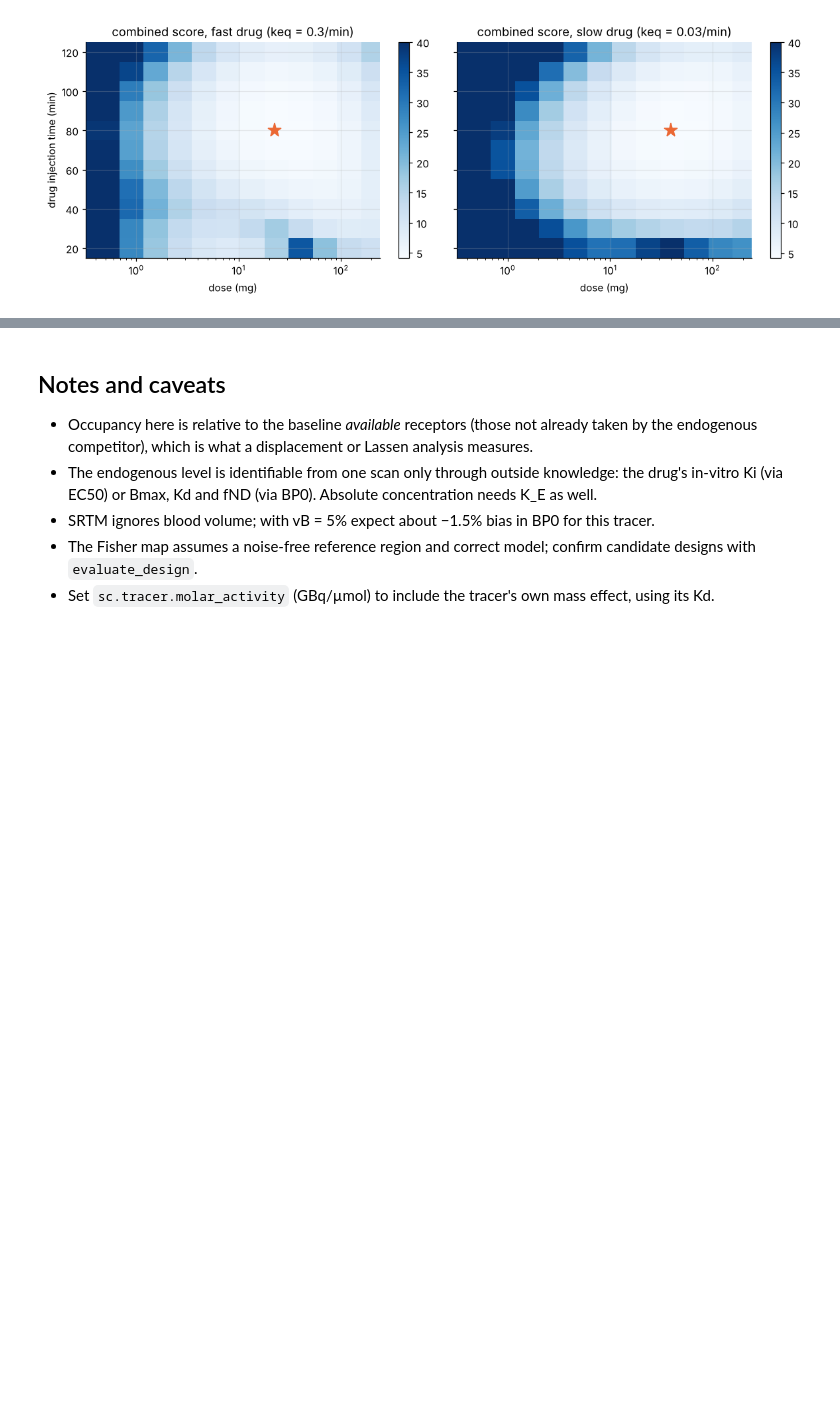
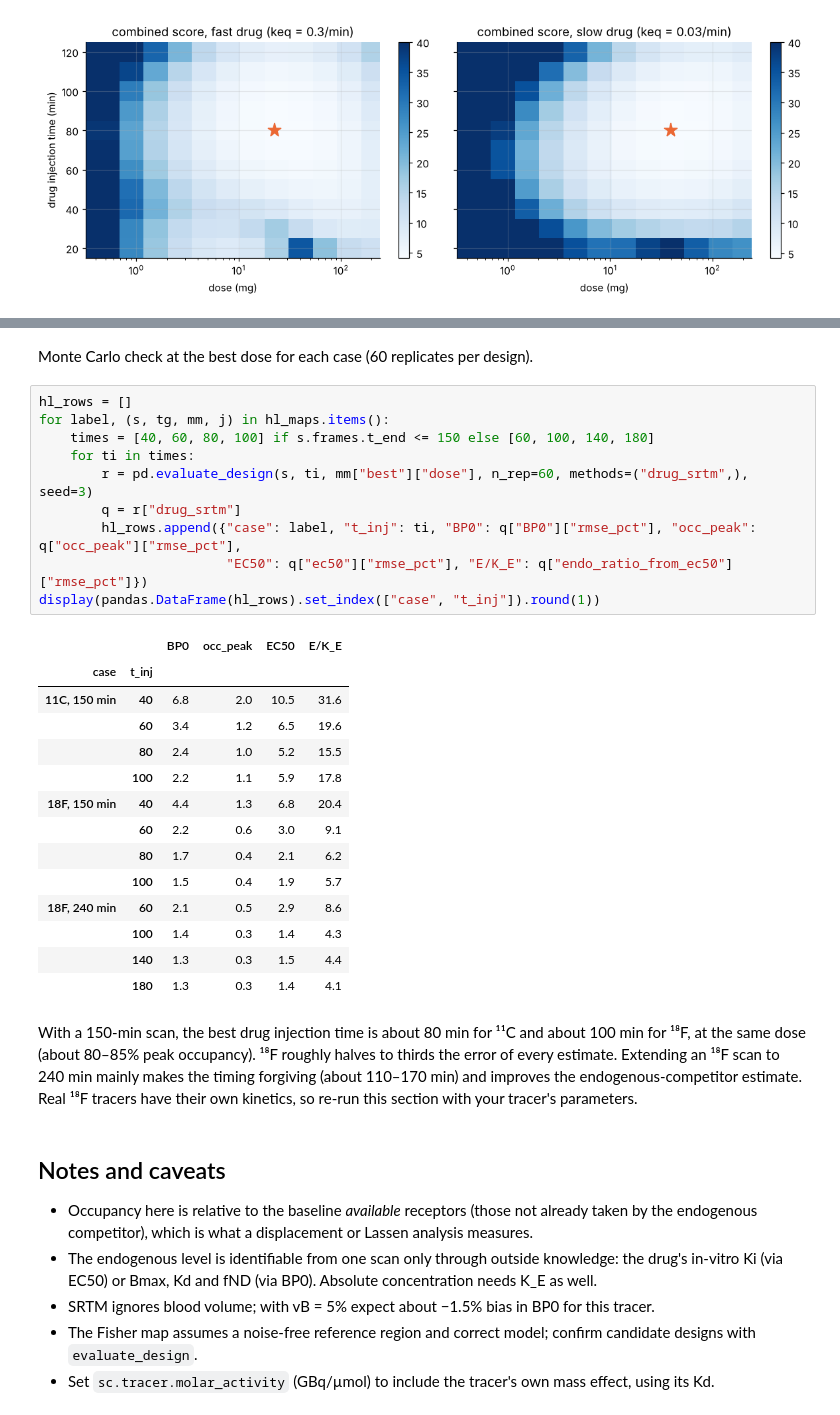
Before and after one commit to Hogzilla-cpu/PET-Displacement-Code, a Jupyter notebook: notebooks/displacement_design_example.ipynb, the cells around one changed output, grey strips where cells are left out. Cells and saved outputs as stored; diff of their text form; blank space fills up the shorter version.

```diff
--- a/notebooks/displacement_design_example.ipynb
+++ b/notebooks/displacement_design_example.ipynb
@@ -257,3 +289,35 @@ slow drug best: {'t_inj': 80.0, 'dose': 39.02808756829234, 'occ_peak': 0.7985150
+# %% [markdown]
+Monte Carlo check at the best dose for each case (60 replicates per design).
+# %%
+hl_rows = []
+for label, (s, tg, mm, j) in hl_maps.items():
+    times = [40, 60, 80, 100] if s.frames.t_end <= 150 else [60, 100, 140, 180]
+    for ti in times:
+        r = pd.evaluate_design(s, ti, mm["best"]["dose"], n_rep=60, methods=("drug_srtm",), seed=3)
+        q = r["drug_srtm"]
+        hl_rows.append({"case": label, "t_inj": ti, "BP0": q["BP0"]["rmse_pct"], "occ_peak": q["occ_peak"]["rmse_pct"],
+                        "EC50": q["ec50"]["rmse_pct"], "E/K_E": q["endo_ratio_from_ec50"]["rmse_pct"]})
+display(pandas.DataFrame(hl_rows).set_index(["case", "t_inj"]).round(1))
+# %% [output]
+|  |  | BP0 | occ_peak | EC50 | E/K_E |
+| case | t_inj |  |  |  |  |
+| 11C, 150 min | 40 | 6.8 | 2.0 | 10.5 | 31.6 |
+|  | 60 | 3.4 | 1.2 | 6.5 | 19.6 |
+|  | 80 | 2.4 | 1.0 | 5.2 | 15.5 |
+|  | 100 | 2.2 | 1.1 | 5.9 | 17.8 |
+| 18F, 150 min | 40 | 4.4 | 1.3 | 6.8 | 20.4 |
+|  | 60 | 2.2 | 0.6 | 3.0 | 9.1 |
+|  | 80 | 1.7 | 0.4 | 2.1 | 6.2 |
+|  | 100 | 1.5 | 0.4 | 1.9 | 5.7 |
+| 18F, 240 min | 60 | 2.1 | 0.5 | 2.9 | 8.6 |
+|  | 100 | 1.4 | 0.3 | 1.4 | 4.3 |
+|  | 140 | 1.3 | 0.3 | 1.5 | 4.4 |
+|  | 180 | 1.3 | 0.3 | 1.4 | 4.1 |
+# %% [markdown]
+With a 150-min scan, the best drug injection time is about 80 min for ¹¹C and about 100 min for ¹⁸F, at the
+same dose (about 80–85% peak occupancy). ¹⁸F roughly halves to thirds the error of every estimate. Extending an ¹⁸F scan
+to 240 min mainly makes the timing forgiving (about 110–170 min) and improves the endogenous-competitor estimate.
+Real ¹⁸F tracers have their own kinetics, so re-run this section with your tracer's parameters.
 # %% [markdown]
 ## Notes and caveats
 
```
Also changed, not shown: parts of 2 cells of this notebook, 1 other file.
